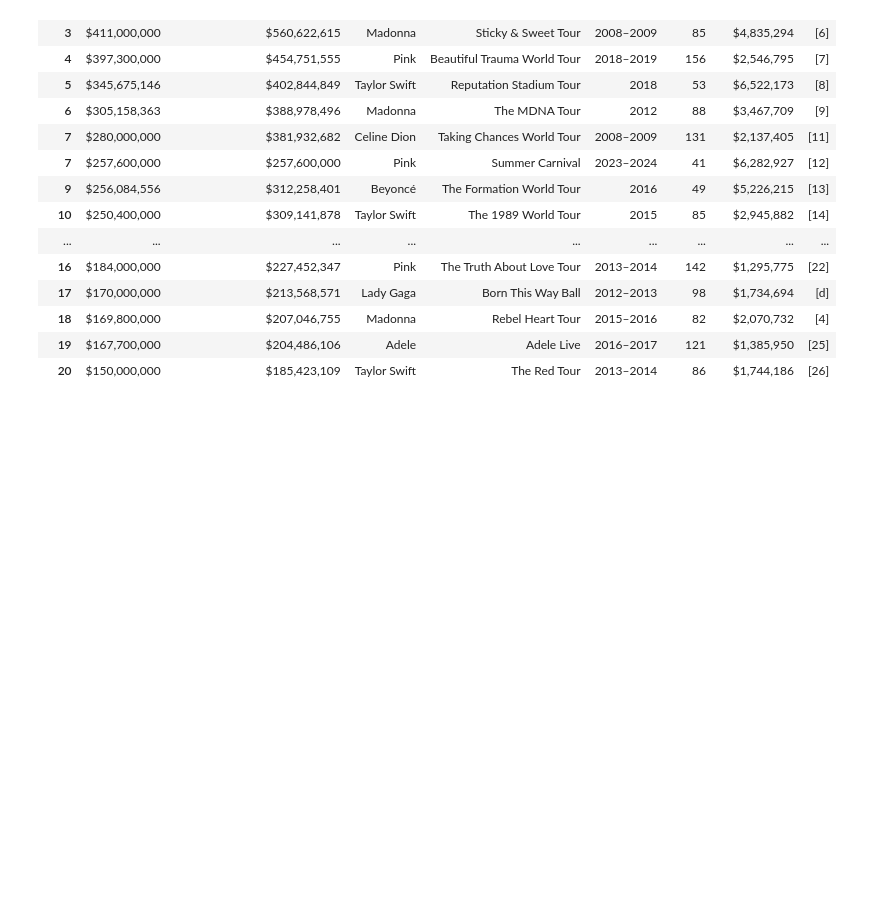
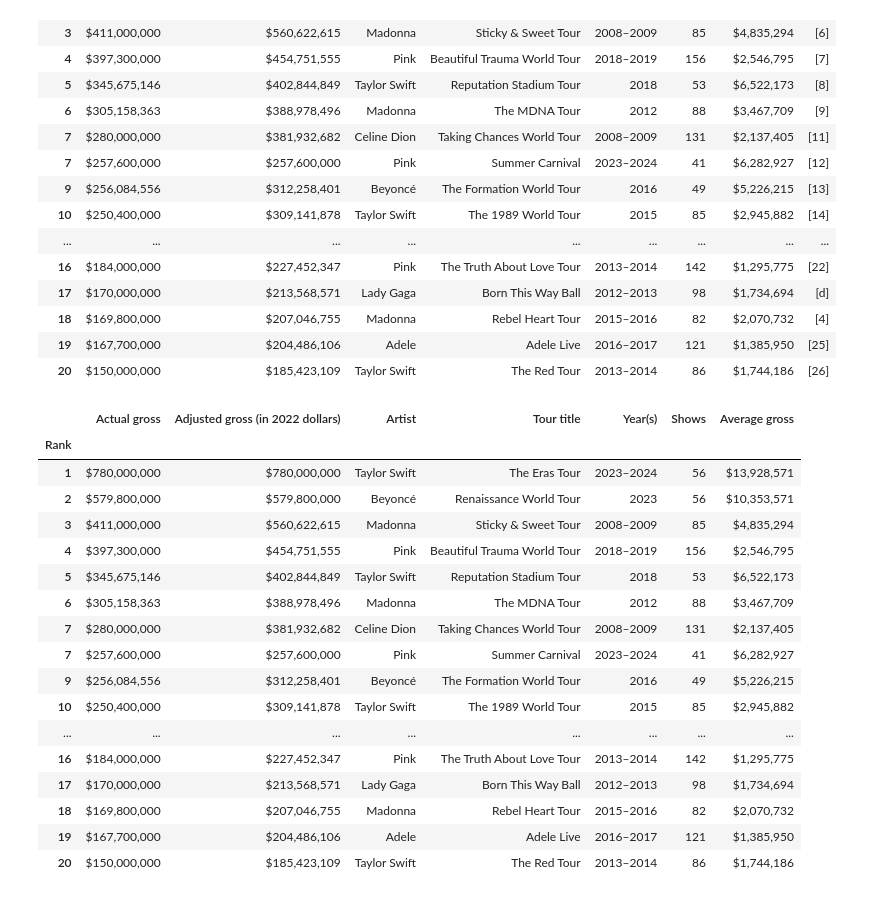
Before and after one commit to aayushmanz/Python-For-Data-Science, a Jupyter notebook: Pandas in Python/Practice in pandas/Practice_8_Dirty_data.ipynb, the cells around one changed output. Drawn from its saved outputs; the diff is of its cells as text; code cells hidden in the pictures; blank space fills up the shorter version.

Commit message:
Clean up DataFrame by removing 'Ref.' column and updating output display

```diff
--- a/Pandas in Python/Practice in pandas/Practice_8_Dirty_data.ipynb
+++ b/Pandas in Python/Practice in pandas/Practice_8_Dirty_data.ipynb
@@ -141,3 +141,27 @@ df
 | 18 | $169,800,000 | $207,046,755 | Madonna | Rebel Heart Tour | 2015–2016 | 82 | $2,070,732 | [4] |
 | 19 | $167,700,000 | $204,486,106 | Adele | Adele Live | 2016–2017 | 121 | $1,385,950 | [25] |
 | 20 | $150,000,000 | $185,423,109 | Taylor Swift | The Red Tour | 2013–2014 | 86 | $1,744,186 | [26] |
+# %%
+# deleting the ref. cols
+df.drop(columns='Ref.', inplace=True)
+# %%
+df
+# %% [output]
+|  | Actual gross | Adjusted gross (in 2022 dollars) | Artist | Tour title | Year(s) | Shows | Average gross |
+| Rank |  |  |  |  |  |  |  |
+| 1 | $780,000,000 | $780,000,000 | Taylor Swift | The Eras Tour | 2023–2024 | 56 | $13,928,571 |
+| 2 | $579,800,000 | $579,800,000 | Beyoncé | Renaissance World Tour | 2023 | 56 | $10,353,571 |
+| 3 | $411,000,000 | $560,622,615 | Madonna | Sticky & Sweet Tour | 2008–2009 | 85 | $4,835,294 |
+| 4 | $397,300,000 | $454,751,555 | Pink | Beautiful Trauma World Tour | 2018–2019 | 156 | $2,546,795 |
+| 5 | $345,675,146 | $402,844,849 | Taylor Swift | Reputation Stadium Tour | 2018 | 53 | $6,522,173 |
+| 6 | $305,158,363 | $388,978,496 | Madonna | The MDNA Tour | 2012 | 88 | $3,467,709 |
+| 7 | $280,000,000 | $381,932,682 | Celine Dion | Taking Chances World Tour | 2008–2009 | 131 | $2,137,405 |
+| 7 | $257,600,000 | $257,600,000 | Pink | Summer Carnival | 2023–2024 | 41 | $6,282,927 |
+| 9 | $256,084,556 | $312,258,401 | Beyoncé | The Formation World Tour | 2016 | 49 | $5,226,215 |
+| 10 | $250,400,000 | $309,141,878 | Taylor Swift | The 1989 World Tour | 2015 | 85 | $2,945,882 |
+| ... | ... | ... | ... | ... | ... | ... | ... |
+| 16 | $184,000,000 | $227,452,347 | Pink | The Truth About Love Tour | 2013–2014 | 142 | $1,295,775 |
+| 17 | $170,000,000 | $213,568,571 | Lady Gaga | Born This Way Ball | 2012–2013 | 98 | $1,734,694 |
+| 18 | $169,800,000 | $207,046,755 | Madonna | Rebel Heart Tour | 2015–2016 | 82 | $2,070,732 |
+| 19 | $167,700,000 | $204,486,106 | Adele | Adele Live | 2016–2017 | 121 | $1,385,950 |
+| 20 | $150,000,000 | $185,423,109 | Taylor Swift | The Red Tour | 2013–2014 | 86 | $1,744,186 |
```
